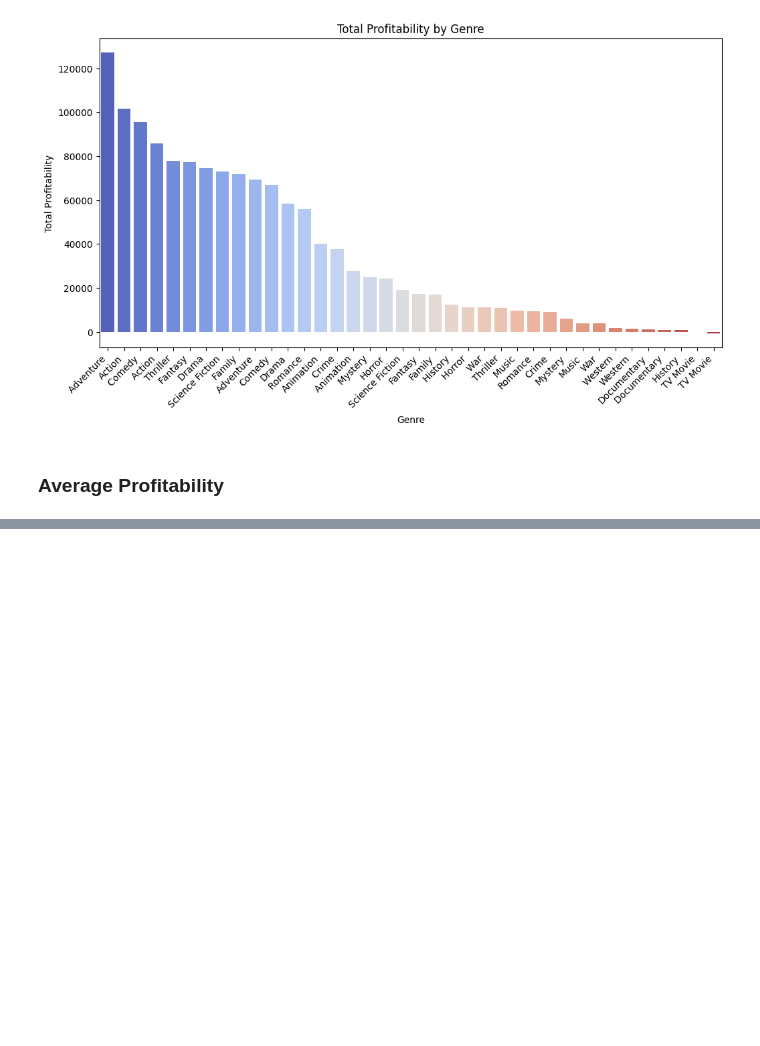
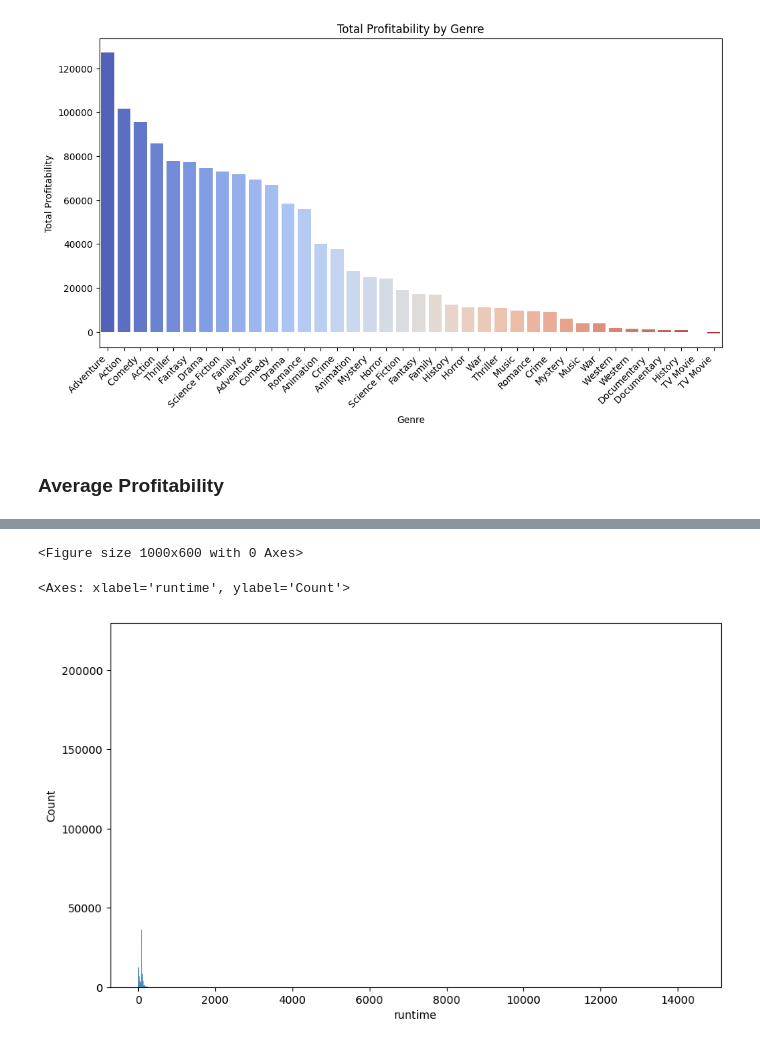
Before and after one commit to mattyapers/Movies_EDA, a Jupyter notebook: TMDB_EDA.ipynb, the cells around one changed output, grey strips where cells are left out. Saved outputs shown, nothing was run; the diff lists cells and outputs as text; code cells hidden in the pictures; blank space fills up the shorter version.

```diff
--- a/TMDB_EDA.ipynb
+++ b/TMDB_EDA.ipynb
@@ -595,0 +640,9 @@ Text(0, 0.5, 'Average Profitability')
+# %%
+plt.figure(figsize=(10, 6))
+sns.histplot(x='runtime',
+             data=df)
+plt.show()
+# %% [output]
+<Figure size 1000x600 with 0 Axes>
+<Axes: xlabel='runtime', ylabel='Count'>
+[figure, added]
```
Also changed, not shown: parts of 13 cells of this notebook, 2 other files.
